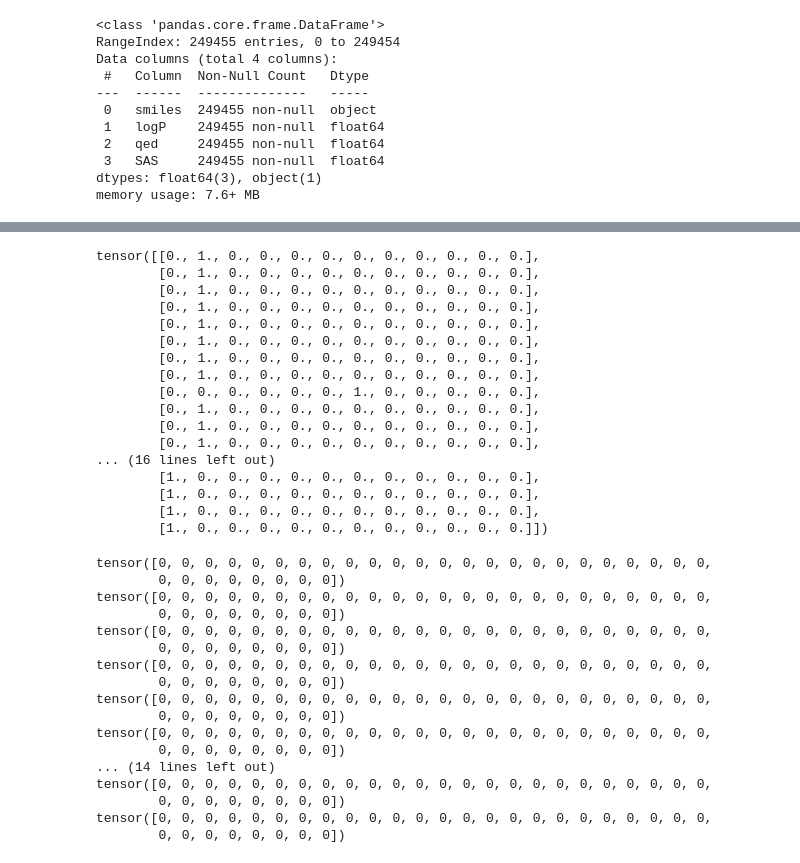
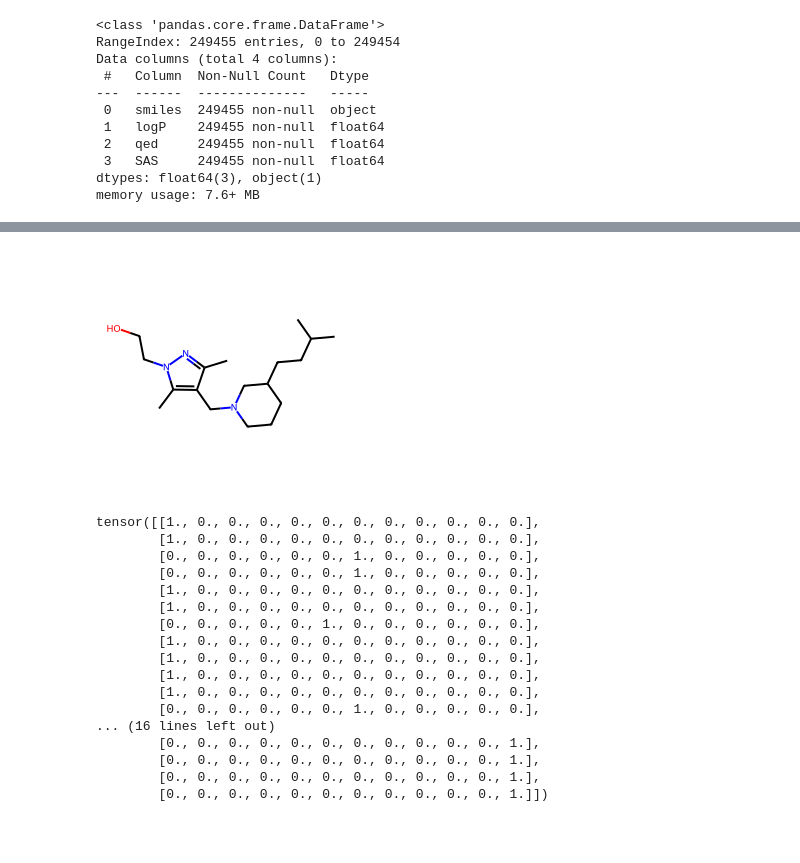
Before and after one commit to mariolawozniak/vae-pharma, a Jupyter notebook: vae_with_torch.ipynb, the cells around one changed output, grey strips where cells are left out. Drawn from its saved outputs; the diff is of its cells as text; code cells hidden in the pictures; blank space fills up the shorter version.

```diff
--- a/vae_with_torch.ipynb
+++ b/vae_with_torch.ipynb
@@ -204,20 +278,24 @@ data = data(df[:16])
+# %%
+mol
+# %% [output]
+[figure, added]
 # %%
-data[0].features
+data_train[0].features
 # %% [output]
-tensor([[0., 1., 0., 0., 0., 0., 0., 0., 0., 0., 0., 0.],
-        [0., 1., 0., 0., 0., 0., 0., 0., 0., 0., 0., 0.],
-        [0., 1., 0., 0., 0., 0., 0., 0., 0., 0., 0., 0.],
-        [0., 1., 0., 0., 0., 0., 0., 0., 0., 0., 0., 0.],
-        [0., 1., 0., 0., 0., 0., 0., 0., 0., 0., 0., 0.],
-        [0., 1., 0., 0., 0., 0., 0., 0., 0., 0., 0., 0.],
-        [0., 1., 0., 0., 0., 0., 0., 0., 0., 0., 0., 0.],
-        [0., 1., 0., 0., 0., 0., 0., 0., 0., 0., 0., 0.],
+tensor([[1., 0., 0., 0., 0., 0., 0., 0., 0., 0., 0., 0.],
+        [1., 0., 0., 0., 0., 0., 0., 0., 0., 0., 0., 0.],
         [0., 0., 0., 0., 0., 0., 1., 0., 0., 0., 0., 0.],
-        [0., 1., 0., 0., 0., 0., 0., 0., 0., 0., 0., 0.],
-        [0., 1., 0., 0., 0., 0., 0., 0., 0., 0., 0., 0.],
-        [0., 1., 0., 0., 0., 0., 0., 0., 0., 0., 0., 0.],
-... (16 lines left out)
+        [0., 0., 0., 0., 0., 0., 1., 0., 0., 0., 0., 0.],
+        [1., 0., 0., 0., 0., 0., 0., 0., 0., 0., 0., 0.],
+        [1., 0., 0., 0., 0., 0., 0., 0., 0., 0., 0., 0.],
+        [0., 0., 0., 0., 0., 1., 0., 0., 0., 0., 0., 0.],
         [1., 0., 0., 0., 0., 0., 0., 0., 0., 0., 0., 0.],
         [1., 0., 0., 0., 0., 0., 0., 0., 0., 0., 0., 0.],
         [1., 0., 0., 0., 0., 0., 0., 0., 0., 0., 0., 0.],
-        [1., 0., 0., 0., 0., 0., 0., 0., 0., 0., 0., 0.]])
+        [1., 0., 0., 0., 0., 0., 0., 0., 0., 0., 0., 0.],
+        [0., 0., 0., 0., 0., 0., 1., 0., 0., 0., 0., 0.],
+... (16 lines left out)
+        [0., 0., 0., 0., 0., 0., 0., 0., 0., 0., 0., 1.],
+        [0., 0., 0., 0., 0., 0., 0., 0., 0., 0., 0., 1.],
+        [0., 0., 0., 0., 0., 0., 0., 0., 0., 0., 0., 1.],
+        [0., 0., 0., 0., 0., 0., 0., 0., 0., 0., 0., 1.]])
@@ -227,23 +302,2 @@ loader = DataLoader(data, batch_size=BATCH_SIZE)
-# %%
-for i in loader:
-    print(i.batch)
-# %% [output]
-tensor([0, 0, 0, 0, 0, 0, 0, 0, 0, 0, 0, 0, 0, 0, 0, 0, 0, 0, 0, 0, 0, 0, 0, 0,
-        0, 0, 0, 0, 0, 0, 0, 0])
-tensor([0, 0, 0, 0, 0, 0, 0, 0, 0, 0, 0, 0, 0, 0, 0, 0, 0, 0, 0, 0, 0, 0, 0, 0,
-        0, 0, 0, 0, 0, 0, 0, 0])
-tensor([0, 0, 0, 0, 0, 0, 0, 0, 0, 0, 0, 0, 0, 0, 0, 0, 0, 0, 0, 0, 0, 0, 0, 0,
-        0, 0, 0, 0, 0, 0, 0, 0])
-tensor([0, 0, 0, 0, 0, 0, 0, 0, 0, 0, 0, 0, 0, 0, 0, 0, 0, 0, 0, 0, 0, 0, 0, 0,
-        0, 0, 0, 0, 0, 0, 0, 0])
-tensor([0, 0, 0, 0, 0, 0, 0, 0, 0, 0, 0, 0, 0, 0, 0, 0, 0, 0, 0, 0, 0, 0, 0, 0,
-        0, 0, 0, 0, 0, 0, 0, 0])
-tensor([0, 0, 0, 0, 0, 0, 0, 0, 0, 0, 0, 0, 0, 0, 0, 0, 0, 0, 0, 0, 0, 0, 0, 0,
-        0, 0, 0, 0, 0, 0, 0, 0])
-... (14 lines left out)
-tensor([0, 0, 0, 0, 0, 0, 0, 0, 0, 0, 0, 0, 0, 0, 0, 0, 0, 0, 0, 0, 0, 0, 0, 0,
-        0, 0, 0, 0, 0, 0, 0, 0])
-tensor([0, 0, 0, 0, 0, 0, 0, 0, 0, 0, 0, 0, 0, 0, 0, 0, 0, 0, 0, 0, 0, 0, 0, 0,
-        0, 0, 0, 0, 0, 0, 0, 0])
 # %%
 from torch_geometric.nn import GATConv
```
Also changed, not shown: parts of 21 cells of this notebook.
